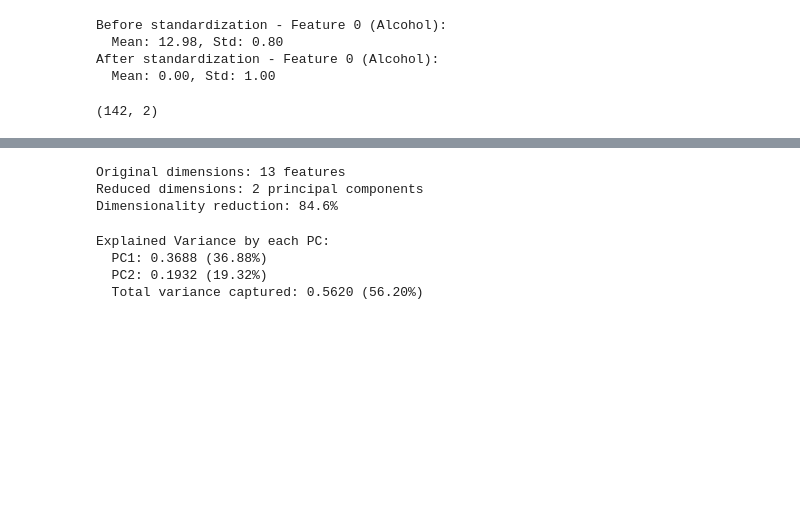
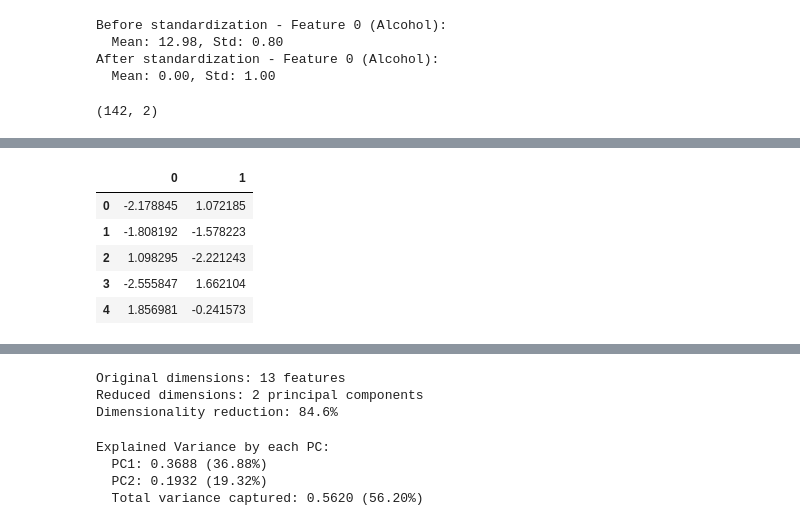
Before and after one commit to FivePesos/Ai-Math-and-Deep-Learning, a Jupyter notebook: Projects/Principal Component Analysis .ipynb, the cells around one changed output, grey strips where cells are left out. Drawn from its saved outputs; the diff is of its cells as text; code cells hidden in the pictures; blank space fills up the shorter version.

```diff
--- a/Projects/Principal Component Analysis .ipynb
+++ b/Projects/Principal Component Analysis .ipynb
@@ -87,0 +115,9 @@ X_test_pca.shape
+# %%
+data_frame_pca_train.head()
+# %% [output]
+|  | 0 | 1 |
+| 0 | -2.178845 | 1.072185 |
+| 1 | -1.808192 | -1.578223 |
+| 2 | 1.098295 | -2.221243 |
+| 3 | -2.555847 | 1.662104 |
+| 4 | 1.856981 | -0.241573 |
```
Also changed, not shown: parts of 6 cells of this notebook.
